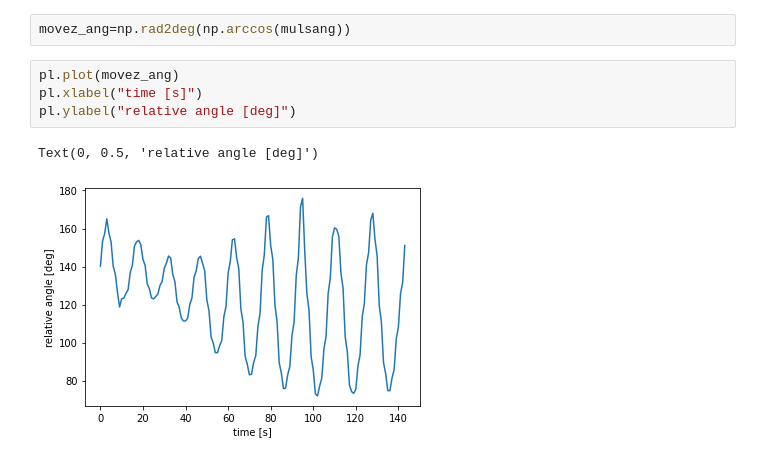
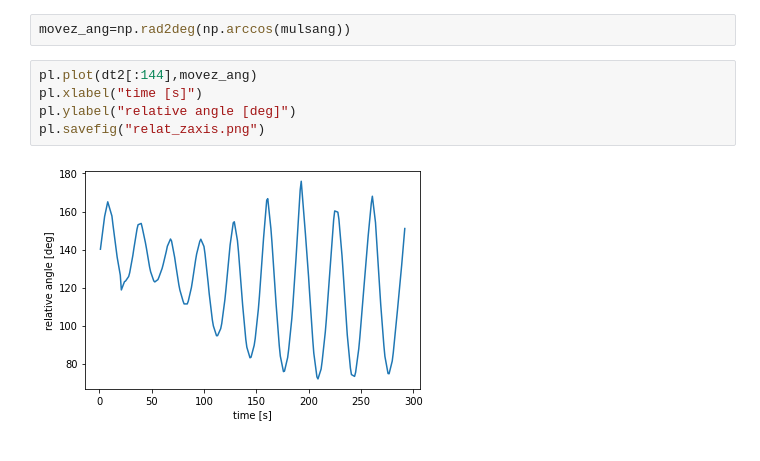
Before and after one commit to limu007/cube, a Jupyter notebook: Attitude_computed.ipynb, the cells around one changed output. Drawn from its saved outputs; the diff is of its cells as text.

```diff
--- a/Attitude_computed.ipynb
+++ b/Attitude_computed.ipynb
@@ -445,11 +473,11 @@ mulsang=np.array([eci_body[j,:,2]@su.eloc2cart(move[j].cartesian)/move[j].cartes
 # %%
 movez_ang=np.rad2deg(np.arccos(mulsang))
 # %%
-pl.plot(movez_ang)
+pl.plot(dt2[:144],movez_ang)
 pl.xlabel("time [s]")
 pl.ylabel("relative angle [deg]")
+pl.savefig("relat_zaxis.png")
 # %% [output]
-Text(0, 0.5, 'relative angle [deg]')
-[figure, old version]
+[figure, new version]
 # %%
 momat1=su.triad(su.eloc2cart(move[j].cartesian),[0,1,0])
```
Also changed, not shown: parts of 16 cells of this notebook, 2 other files.
